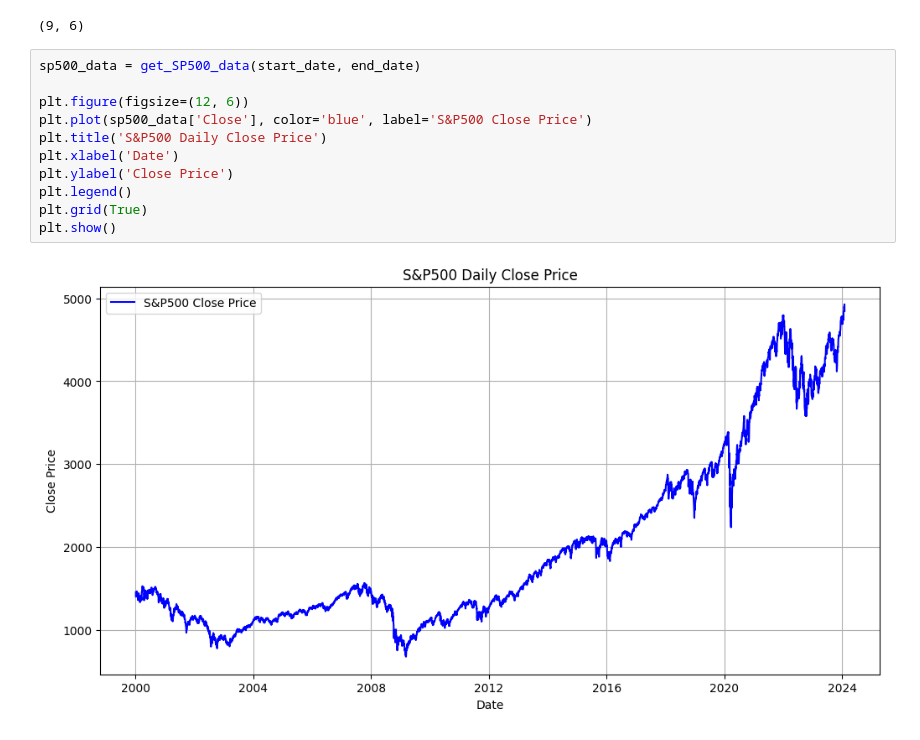
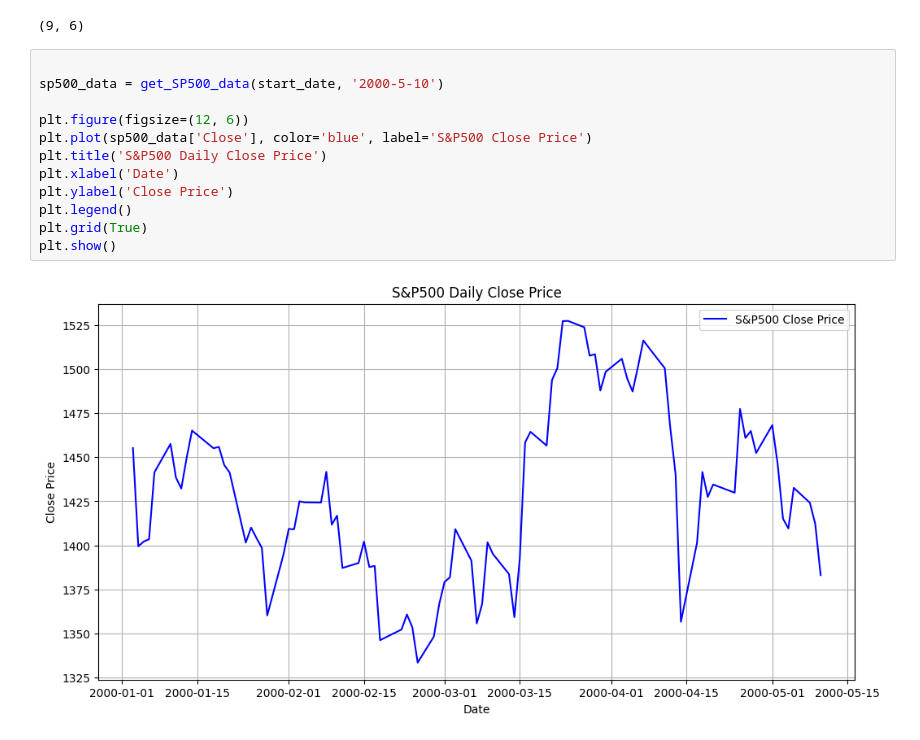
Before and after one commit to BoykoPetevBoev/Stock-Market-Prediction, a Jupyter notebook: src/data/sp500.ipynb, the cells around one changed output. Saved outputs shown, nothing was run; the diff lists cells and outputs as text.

```diff
--- a/src/data/sp500.ipynb
+++ b/src/data/sp500.ipynb
@@ -51,15 +81,16 @@ data.shape
 # %% [output]
 (9, 6)
 # %%
-sp500_data = get_SP500_data(start_date, end_date)
+
+sp500_data = get_SP500_data(start_date, '2000-5-10')
 
 plt.figure(figsize=(12, 6))
 plt.plot(sp500_data['Close'], color='blue', label='S&P500 Close Price')
 plt.title('S&P500 Daily Close Price')
 plt.xlabel('Date')
 plt.ylabel('Close Price')
 plt.legend()
 plt.grid(True)
 plt.show()
 # %% [output]
-[figure, old version]
+[figure, new version]
```
Also changed, not shown: parts of 9 cells of this notebook, 10 other files.
